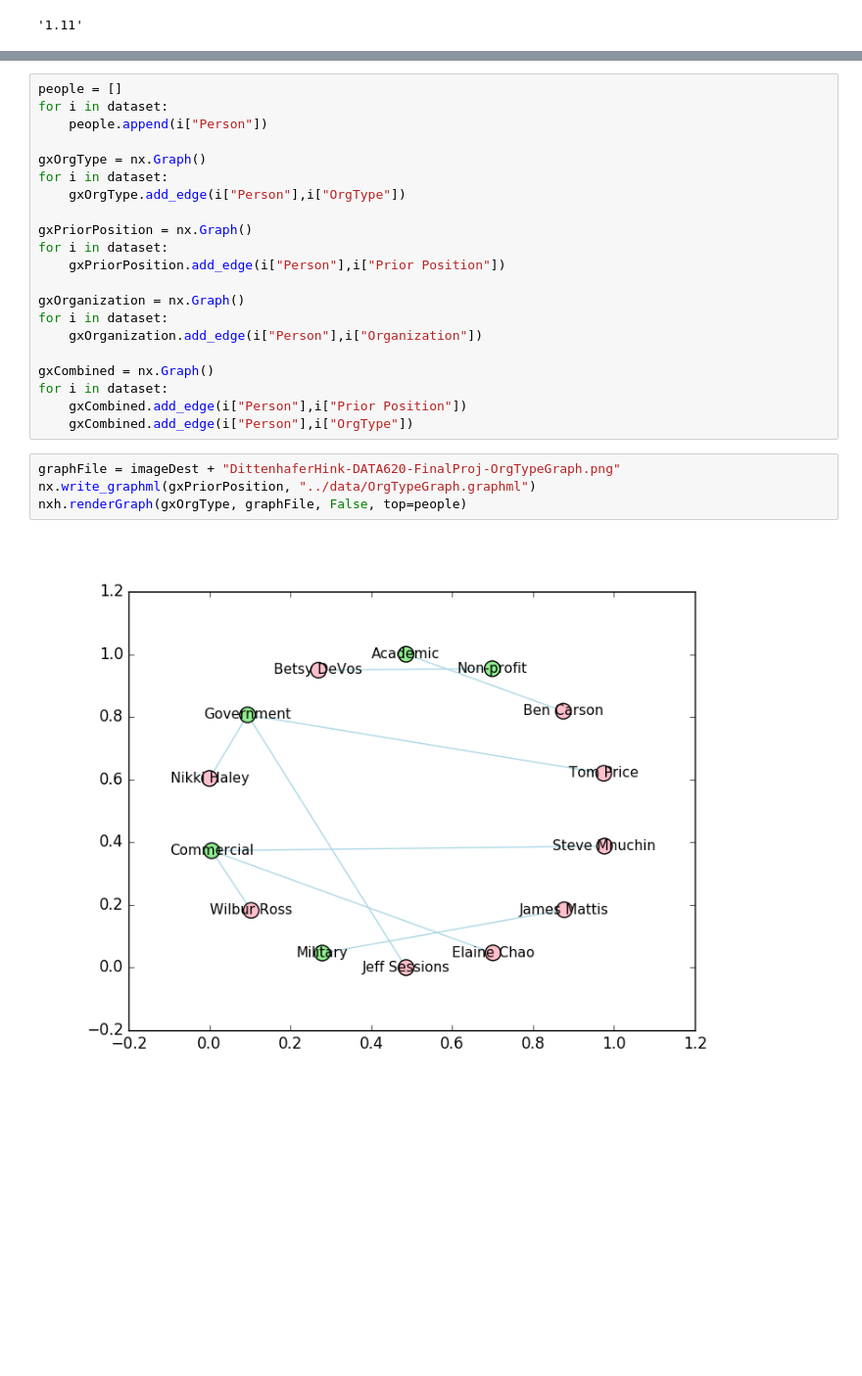
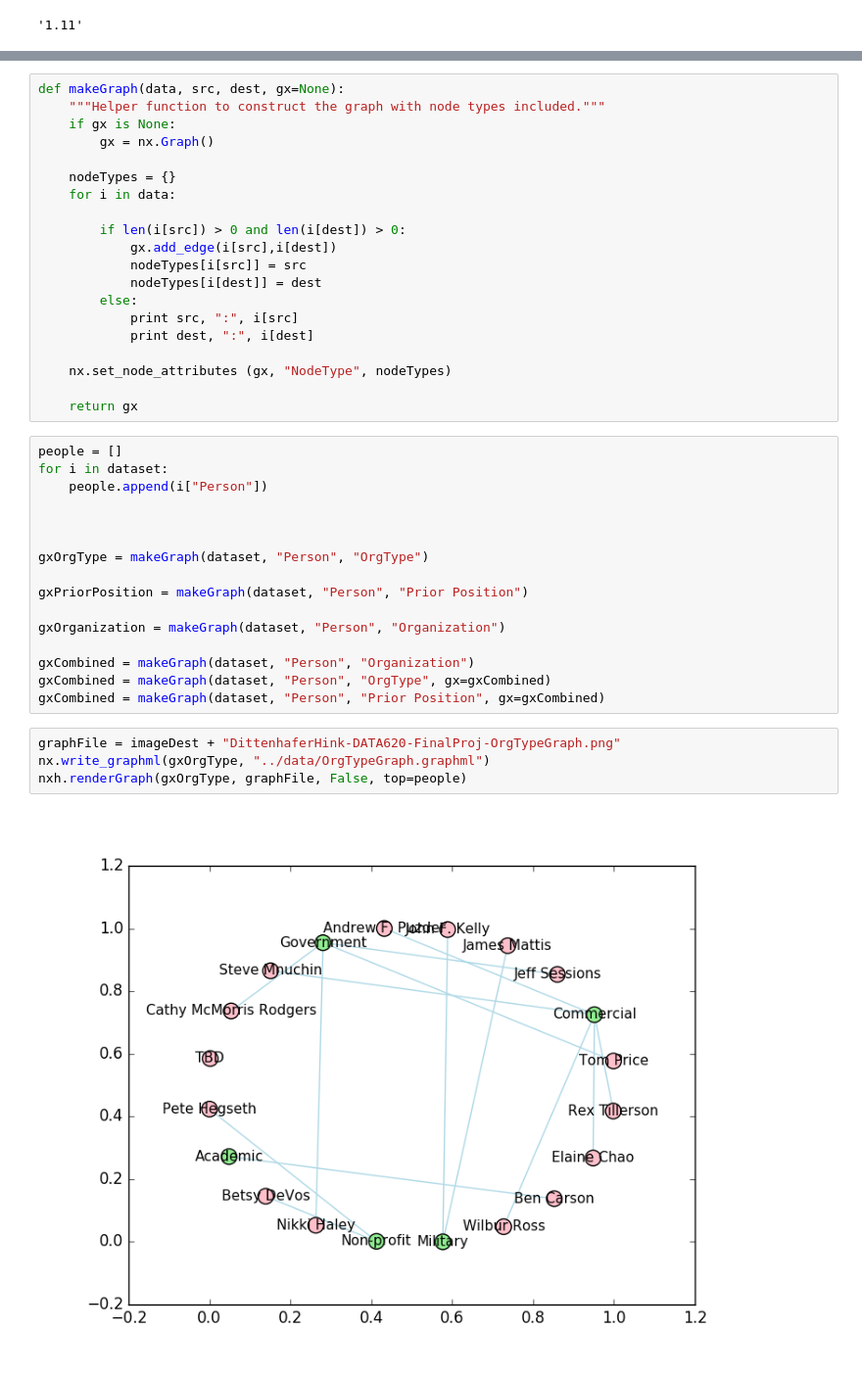
Before and after one commit to dwdii/social-pyramid, a Jupyter notebook: src/DittenhaferHink-DATA620-FinalProject.ipynb, the cells around one changed output, grey strips where cells are left out. Shown at 98% size. Cells and saved outputs as stored; diff of their text form; blank space fills up the shorter version.

Commit message:
graph viz updates, gephi

```diff
--- a/src/DittenhaferHink-DATA620-FinalProject.ipynb
+++ b/src/DittenhaferHink-DATA620-FinalProject.ipynb
@@ -38,30 +51,45 @@ dataset[0]
+# %%
+def makeGraph(data, src, dest, gx=None):
+    """Helper function to construct the graph with node types included."""
+    if gx is None:
+        gx = nx.Graph()
+
+    nodeTypes = {}
+    for i in data:
+
+        if len(i[src]) > 0 and len(i[dest]) > 0:
+            gx.add_edge(i[src],i[dest])
+            nodeTypes[i[src]] = src
+            nodeTypes[i[dest]] = dest
+        else:
+            print src, ":", i[src]
+            print dest, ":", i[dest]
+
+    nx.set_node_attributes (gx, "NodeType", nodeTypes)
+
+    return gx
 # %%
 people = []
 for i in dataset:
     people.append(i["Person"])
 
-gxOrgType = nx.Graph()
-for i in dataset:
-    gxOrgType.add_edge(i["Person"],i["OrgType"])
 
-gxPriorPosition = nx.Graph()
-for i in dataset:
-    gxPriorPosition.add_edge(i["Person"],i["Prior Position"])
 
-gxOrganization = nx.Graph()
-for i in dataset:
-    gxOrganization.add_edge(i["Person"],i["Organization"])
+gxOrgType = makeGraph(dataset, "Person", "OrgType")
 
-gxCombined = nx.Graph()
-for i in dataset:
-    gxCombined.add_edge(i["Person"],i["Prior Position"])
-    gxCombined.add_edge(i["Person"],i["OrgType"])
+gxPriorPosition = makeGraph(dataset, "Person", "Prior Position")
+
+gxOrganization = makeGraph(dataset, "Person", "Organization")
+
+gxCombined = makeGraph(dataset, "Person", "Organization")
+gxCombined = makeGraph(dataset, "Person", "OrgType", gx=gxCombined)
+gxCombined = makeGraph(dataset, "Person", "Prior Position", gx=gxCombined)
 # %%
 graphFile = imageDest + "DittenhaferHink-DATA620-FinalProj-OrgTypeGraph.png"
-nx.write_graphml(gxPriorPosition, "../data/OrgTypeGraph.graphml")
+nx.write_graphml(gxOrgType, "../data/OrgTypeGraph.graphml")
 nxh.renderGraph(gxOrgType, graphFile, False, top=people)
 # %% [output]
-[figure, old version]
+[figure, new version]
 # %%
 graphFile = imageDest + "DittenhaferHink-DATA620-FinalProj-PriorPositionGraph.png"
 nx.write_graphml(gxPriorPosition, "../data/PriorPositionGraph.graphml")
```
Also changed, not shown: parts of 10 cells of this notebook, 11 other files.
